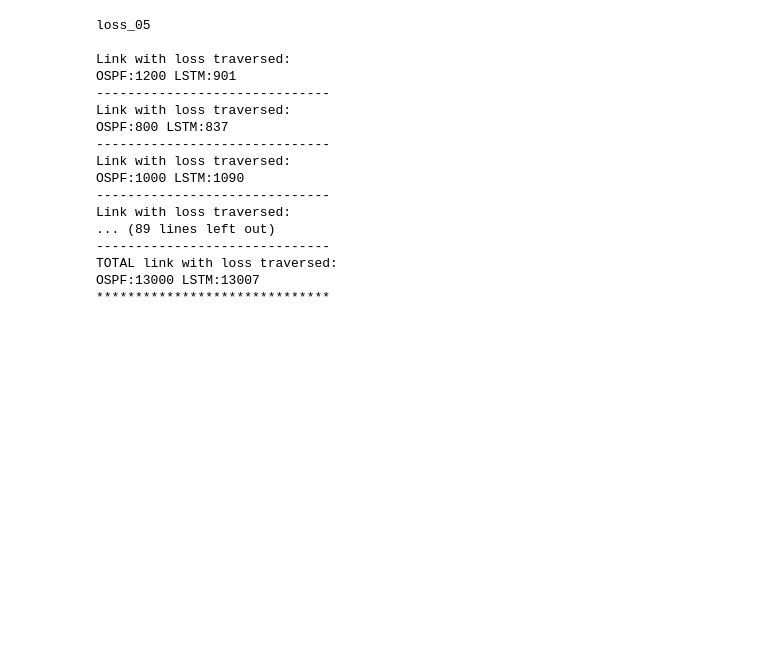
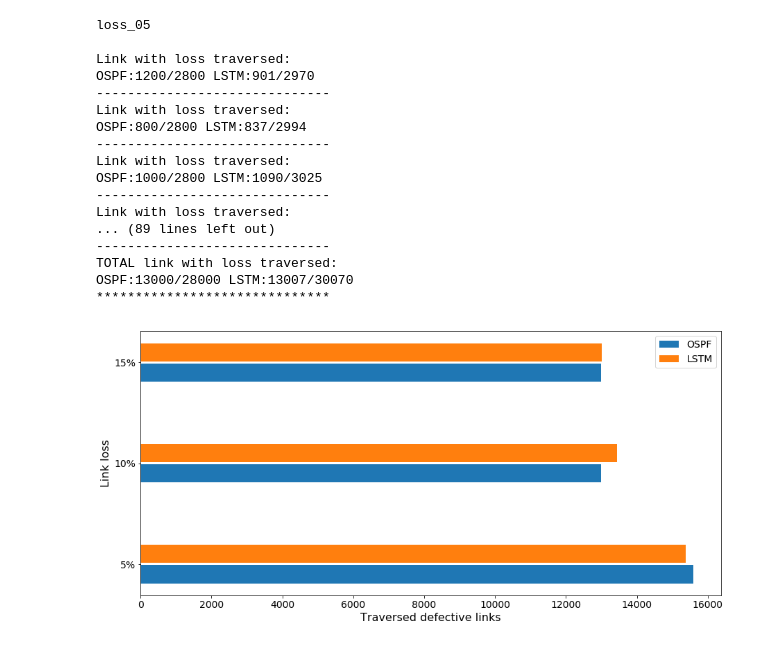
Before and after one commit to alegaballo/master_thesis, a Jupyter notebook: project/second_eval/random_test_eval.ipynb, the cells around one changed output. Saved outputs shown, nothing was run; the diff lists cells and outputs as text; code cells hidden in the pictures; blank space fills up the shorter version.

```diff
--- a/project/second_eval/random_test_eval.ipynb
+++ b/project/second_eval/random_test_eval.ipynb
@@ -80,7 +82,9 @@ for pr, mn in zip(predictions, mininet_dumps):
     pred = defaultdict(list)
     link_loss='********'
     ospf_loss = 0
+    ospf_tot_l = 0
     pred_loss = 0
+    pred_tot_l = 0
     print(pr)
     print()
     with open(os.path.join(FILES_DIR, pr), 'r') as pr_f, open(os.path.join(FILES_DIR, mn), 'r') as mn_f:
@@ -89,9 +93,11 @@ for pr, mn in zip(predictions, mininet_dumps):
             if 'ITERATION' in line:
                 # starting new iteration
                 if ospf and pred:
-                    ospf_it_loss, pred_it_loss = iteration_stats(ospf, pred, link_loss)
+                    ospf_it_loss, ospf_it_length, pred_it_loss, pred_it_length = iteration_stats(ospf, pred, link_loss)
                     ospf_loss += ospf_it_loss
+                    ospf_tot_l += ospf_it_length
                     pred_loss += pred_it_loss
+                    pred_tot_l += pred_it_length
 
                 ospf = defaultdict(list)
                 pred = defaultdict(list)
@@ -112,26 +118,46 @@ for pr, mn in zip(predictions, mininet_dumps):
             else:
                 pass
 
-        ospf_it_loss, pred_it_loss = iteration_stats(ospf, pred, link_loss)
+        ospf_it_loss, ospf_it_length, pred_it_loss, pred_it_length = iteration_stats(ospf, pred, link_loss)
         ospf_loss += ospf_it_loss
+        ospf_tot_l += ospf_it_length
         pred_loss += pred_it_loss
-        print('TOTAL link with loss traversed:\nOSPF:{:} LSTM:{:}'.format(ospf_loss, pred_loss))
+        pred_tot_l += pred_it_length
+        print('TOTAL link with loss traversed:\nOSPF:{:}/{:} LSTM:{:}/{:}'.format(ospf_loss, ospf_tot_l, pred_loss, pred_tot_l))
         print('*'*30)
 # %% [output]
 loss_05
 
 Link with loss traversed:
-OSPF:1200 LSTM:901
+OSPF:1200/2800 LSTM:901/2970
 ------------------------------
 Link with loss traversed:
-OSPF:800 LSTM:837
+OSPF:800/2800 LSTM:837/2994
 ------------------------------
 Link with loss traversed:
-OSPF:1000 LSTM:1090
+OSPF:1000/2800 LSTM:1090/3025
 ------------------------------
 Link with loss traversed:
 ... (89 lines left out)
 ------------------------------
 TOTAL link with loss traversed:
-OSPF:13000 LSTM:13007
+OSPF:13000/28000 LSTM:13007/30070
 ******************************
+# %%
+ospf_links = [15600, 13000, 13000]
+lstm_links = [15386, 13437, 13007]
+x1 = [0.9,1.9,2.9]
+x2 = [1.1, 2.1, 3.1]
+# %%
+plt.figure(figsize=(15,7))
+plt.barh(x1, ospf_links, height=0.18, label='OSPF')
+plt.barh(x2, lstm_links, height=0.18, label='LSTM')
+plt.yticks([1,2,3], ['5%', '10%', '15%'], fontsize=14)
+plt.ylabel('Link loss', fontsize=16)
+plt.xlabel('Traversed defective links', fontsize=16)
+plt.xticks(fontsize=14)
+plt.legend(fontsize=14)
+plt.savefig('stress_test.eps', transparent=True, format='eps', dpi=500,bbox_inches='tight')
+plt.show()
+# %% [output]
+[figure, added]
```
Also changed, not shown: parts of 2 cells of this notebook, 22 other files.
